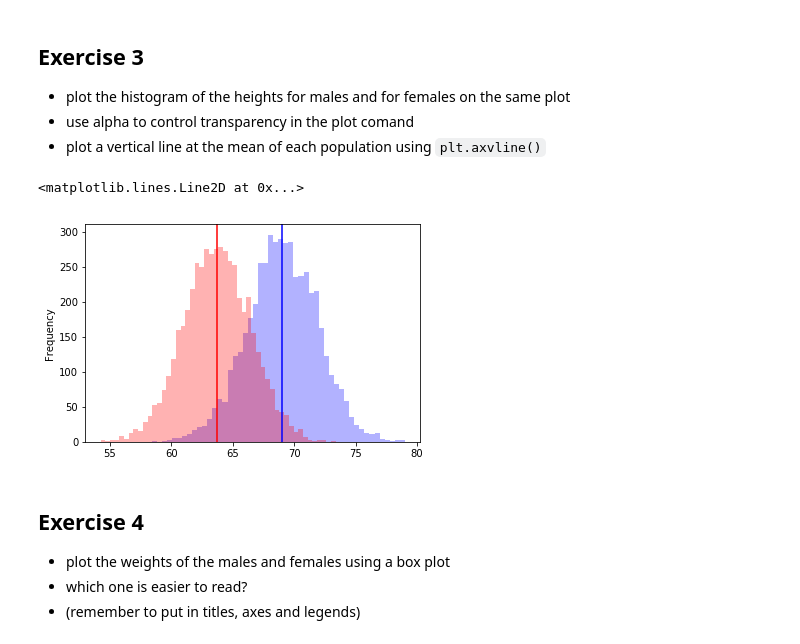
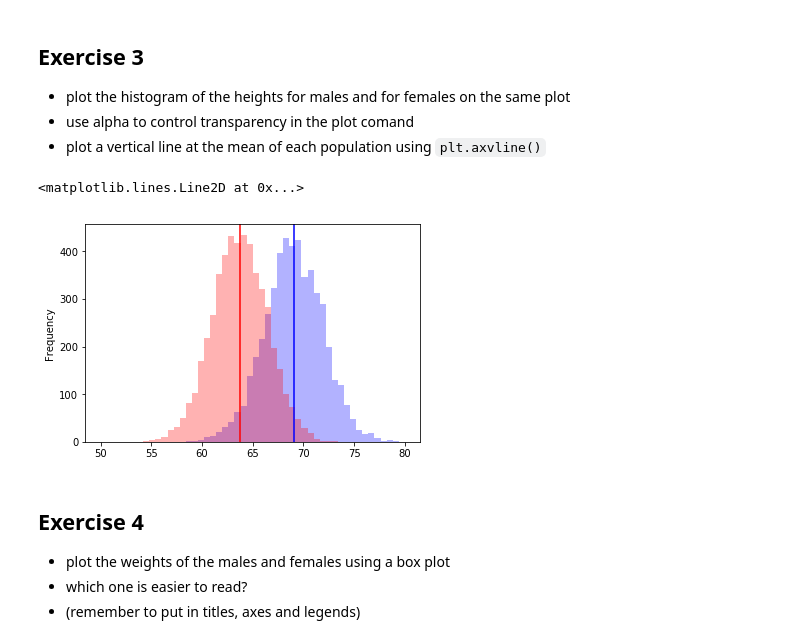
Before and after one commit to paul-ylz/zero_to_deep_learning_udemy, a Jupyter notebook: course/2 Data.ipynb, the cells around one changed output. Drawn from its saved outputs; the diff is of its cells as text; code cells hidden in the pictures.

```diff
--- a/course/2 Data.ipynb
+++ b/course/2 Data.ipynb
@@ -689,13 +689,13 @@ df.plot(kind='scatter', x='Height', y='Weight', c=df['GenderColour'], title='Hei
 # %%
 males = df.query('Gender == "Male"')
 females = df.query('Gender == "Female"')
-males['Height'].plot(kind='hist', bins=50, color='blue', alpha=0.3)
-females['Height'].plot(kind='hist', bins=50, color='red', alpha=0.3)
+males['Height'].plot(kind='hist', bins=50, range=(50, 80), color='blue', alpha=0.3)
+females['Height'].plot(kind='hist', bins=50, range=(50, 80), color='red', alpha=0.3)
 plt.axvline(x=males['Height'].mean(), color='blue')
 plt.axvline(x=females['Height'].mean(), color='red')
 # %% [output]
 <matplotlib.lines.Line2D at 0x...>
-[figure, old version]
+[figure, new version]
 # %% [markdown]
 ## Exercise 4
 - plot the weights of the males and females using a box plot
```
Also changed, not shown: parts of 17 cells of this notebook, 1 other file.
